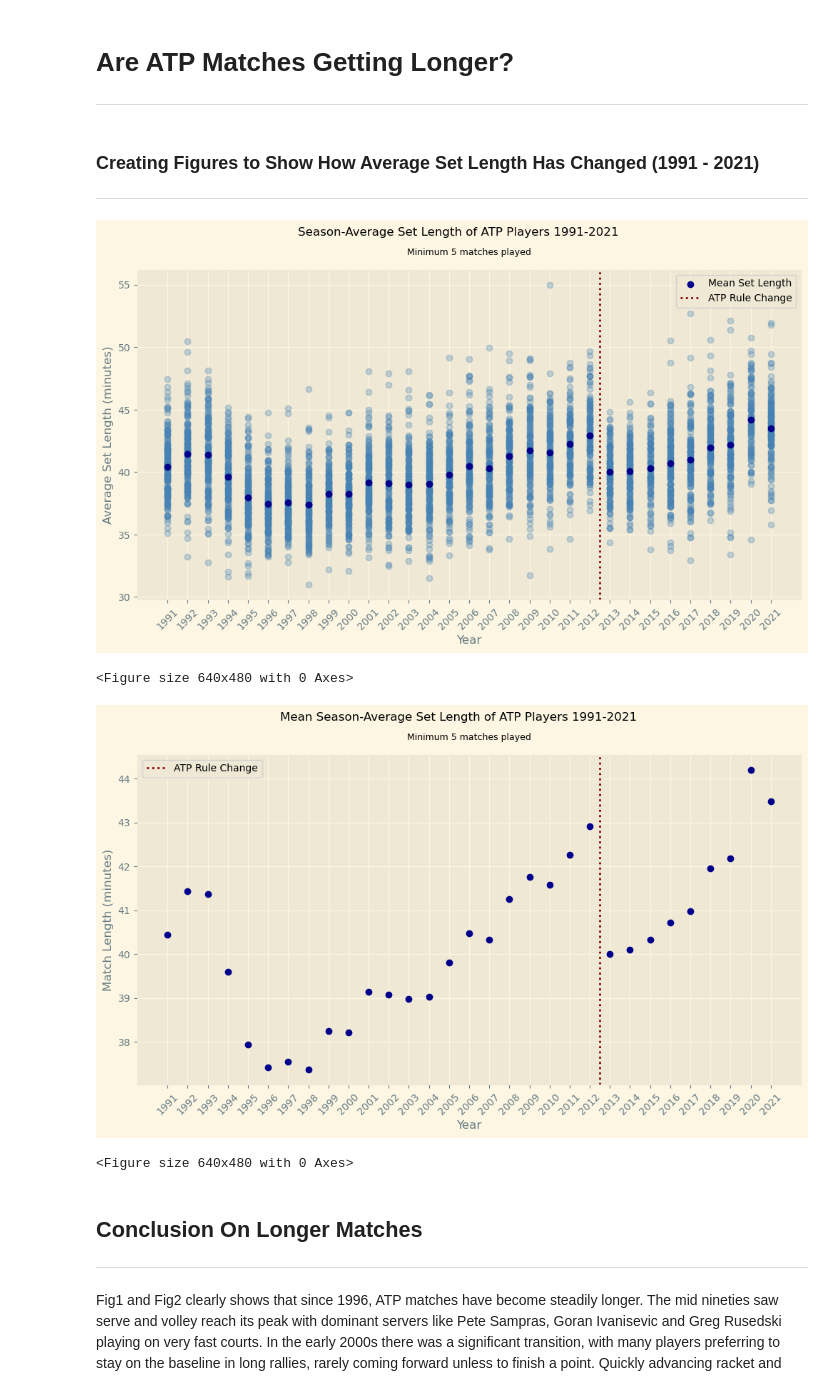
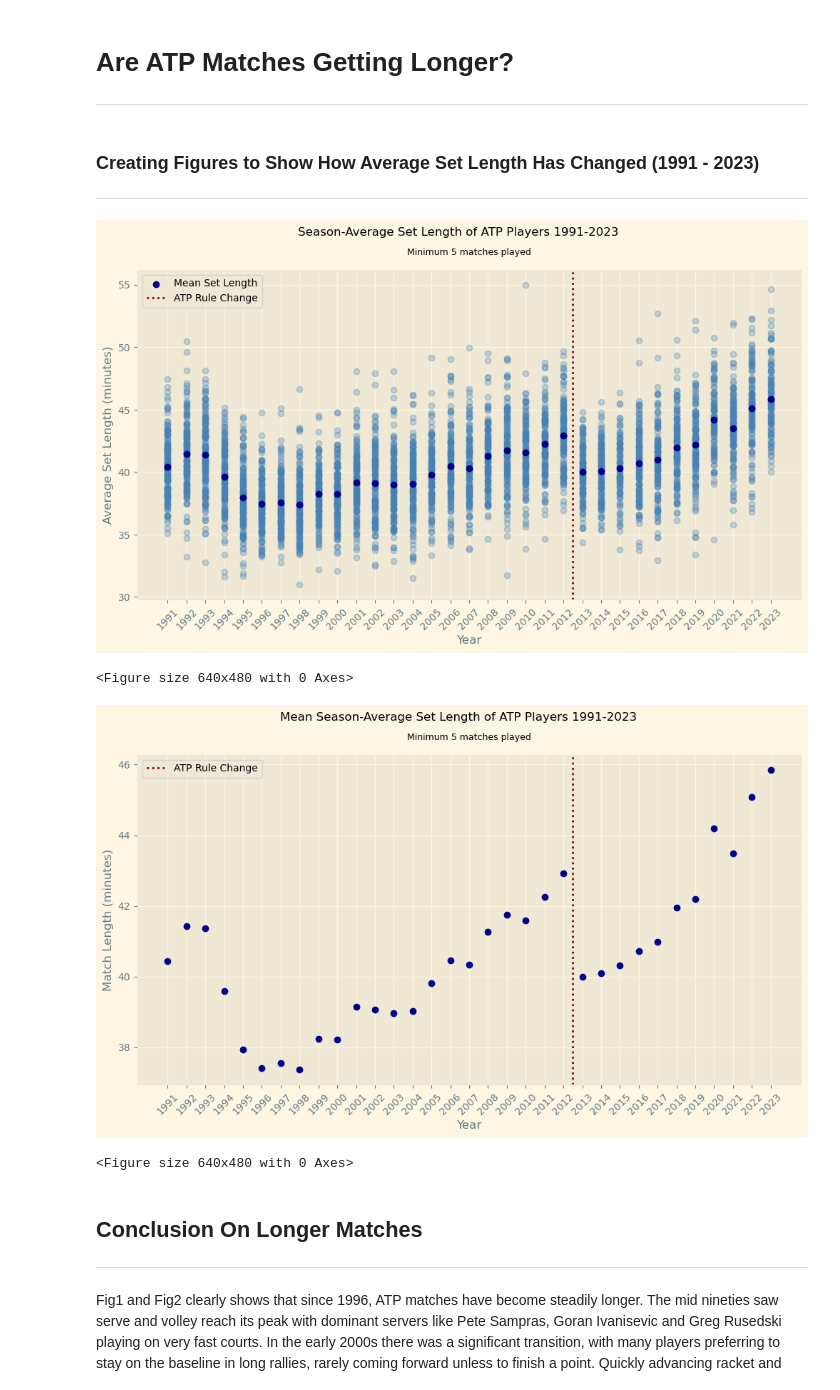
Before and after one commit to jameswmiller/ATP_project, a Jupyter notebook: ATP_eda.ipynb, the cells around one changed output. Cells and saved outputs as stored; diff of their text form; code cells hidden in the pictures.

```diff
--- a/ATP_eda.ipynb
+++ b/ATP_eda.ipynb
@@ -58,7 +58,7 @@ df = players_by_year.query('matches_w_minutes >= 10')
 set_length_medians = df.groupby('year').minutes_per_set.median()
 set_length_means = df.groupby('year').minutes_per_set.mean()
 # %% [markdown]
-### Creating Figures to Show How Average Set Length Has Changed (1991 - 2021)
+### Creating Figures to Show How Average Set Length Has Changed (1991 - 2023)
 ---
 # %%
 fig1 = plt.figure(figsize=(12,6))
@@ -66,40 +66,40 @@ fig1 = plt.figure(figsize=(12,6))
 plt.scatter(x='year', y='minutes_per_set', data=df,
             color='steelblue', alpha=0.3, label=None)
 
 plt.scatter(set_length_means.index, set_length_means,
             label='Mean Set Length', color='darkblue')
 
 plt.axvline(2012.5, color='darkred', linestyle=':', label='ATP Rule Change')
 
-plt.xticks(range(1991, 2022), rotation=45)
+plt.xticks(range(1991, 2024), rotation=45)
 plt.xlabel('Year')
 plt.ylabel('Average Set Length (minutes)')
 plt.legend()
-plt.suptitle('Season-Average Set Length of ATP Players 1991-2021', fontsize=12)
+plt.suptitle('Season-Average Set Length of ATP Players 1991-2023', fontsize=12)
 plt.title('Minimum 5 matches played', fontsize=9, pad=15)
 plt.show()
 plt.clf()
 
 
 fig2 = plt.figure(figsize=(12, 6))
 
 plt.scatter(set_length_means.index, set_length_means, alpha=1, color='darkblue')
 
 plt.axvline(2012.5, linestyle=":", color='darkred', label='ATP Rule Change')
 
-plt.xticks(range(1991, 2022), rotation=45)
+plt.xticks(range(1991, 2024), rotation=45)
 plt.ylabel('Match Length (minutes)')
-plt.suptitle('Mean Season-Average Set Length of ATP Players 1991-2021',
+plt.suptitle('Mean Season-Average Set Length of ATP Players 1991-2023',
              fontsize=12)
 plt.title('Minimum 5 matches played', fontsize=9, pad=15)
 plt.xlabel('Year')
 plt.legend()
 plt.show()
 plt.clf()
 # %% [output]
-[figure, old version]
+[figure, new version]
 <Figure size 640x480 with 0 Axes>
-[figure, old version]
+[figure, new version]
 <Figure size 640x480 with 0 Axes>
 # %% [markdown]
 ## Conclusion On Longer Matches
```
Also changed, not shown: parts of 12 cells of this notebook, 4 other files.
